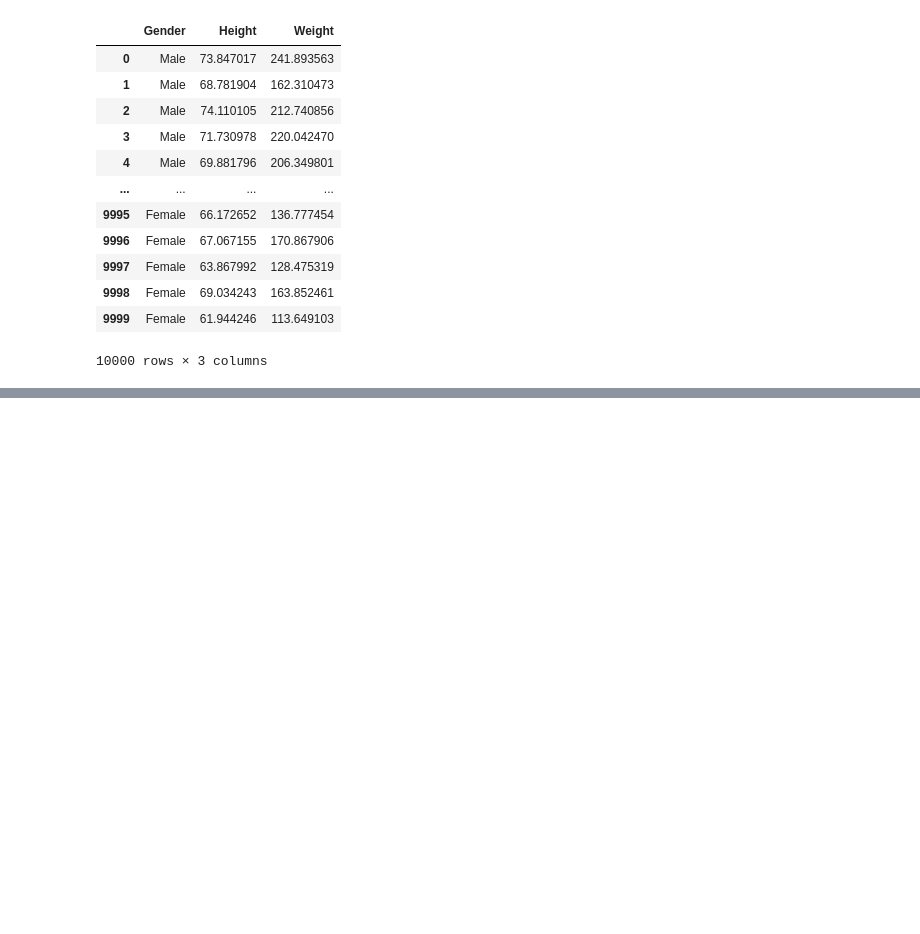
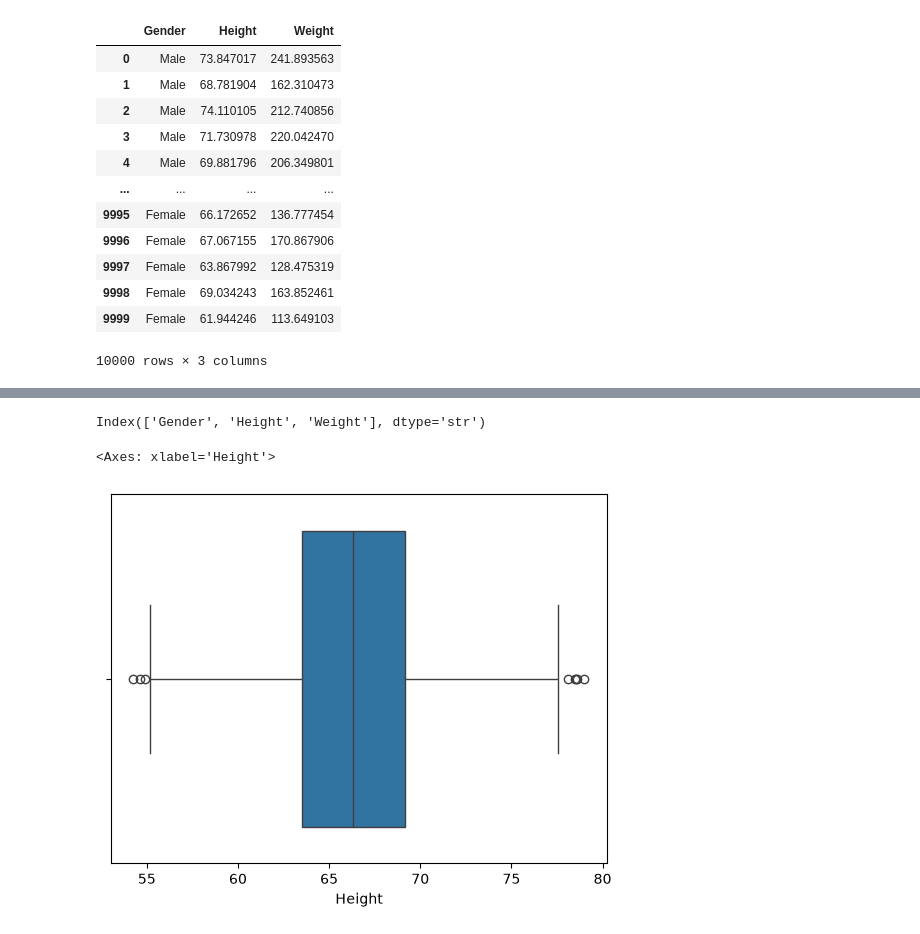
Before and after one commit to tiarapardosi/CERTAN-2026, a Jupyter notebook: Week 2/42324018_W2S03_Modul1.ipynb, the cells around one changed output, grey strips where cells are left out. Saved outputs shown, nothing was run; the diff lists cells and outputs as text; code cells hidden in the pictures; blank space fills up the shorter version.

```diff
--- a/Week 2/42324018_W2S03_Modul1.ipynb
+++ b/Week 2/42324018_W2S03_Modul1.ipynb
@@ -194,0 +211,4 @@ ModuleNotFoundError: No module named 'seaborn'
+# %%
+import pandas as pd
+
+df2 = pd.read_csv("weight-height_outlier.csv")
@@ -194,0 +224,11 @@ ModuleNotFoundError: No module named 'seaborn'
+# %%
+df2.columns
+# %% [output]
+Index(['Gender', 'Height', 'Weight'], dtype='str')
+# %%
+import seaborn as sns
+
+sns.boxplot(x=df2["Height"])
+# %% [output]
+<Axes: xlabel='Height'>
+[figure, added]
```
Also changed, not shown: parts of 20 cells of this notebook, 1 other file.
